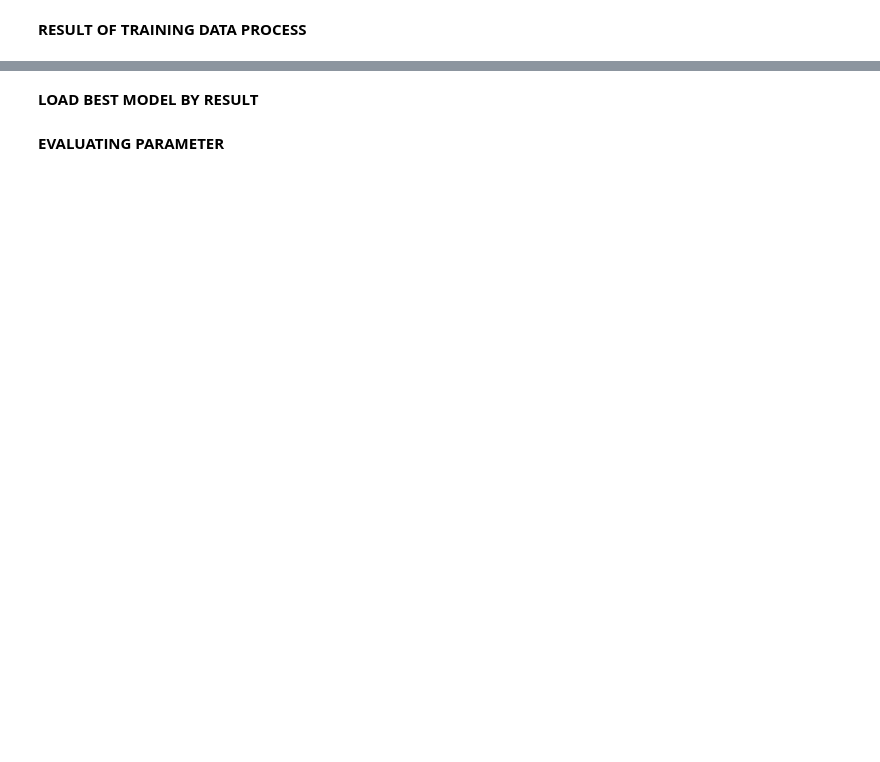
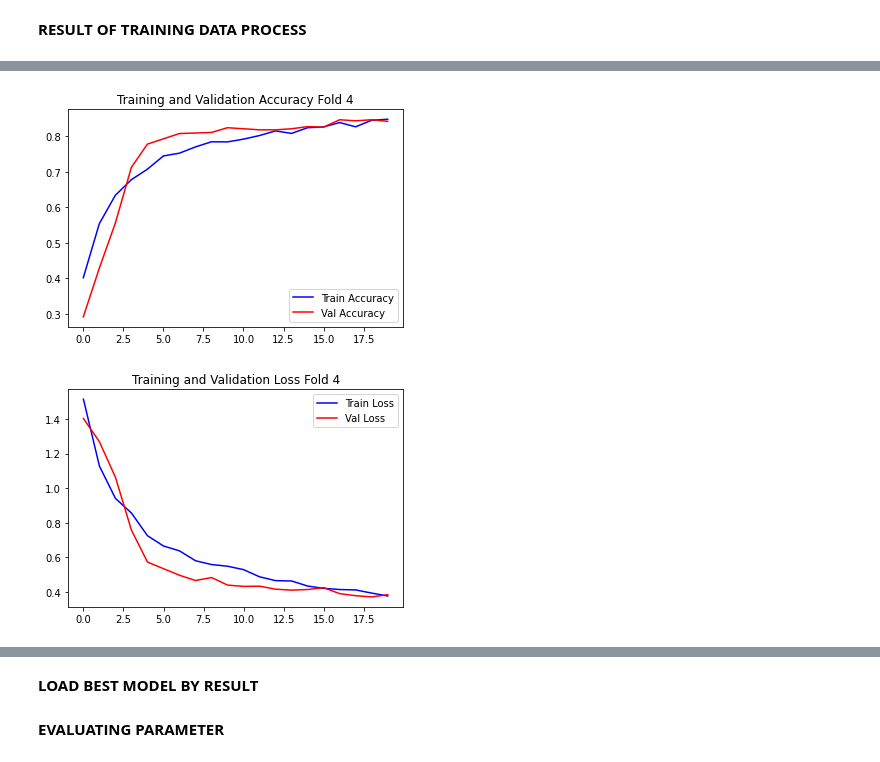
Before and after one commit to avishatr/TA, a Jupyter notebook: alexnet-corn-or-maize-disease-detectection.ipynb, the cells around one changed output, grey strips where cells are left out. Drawn from its saved outputs; the diff is of its cells as text; code cells hidden in the pictures; blank space fills up the shorter version.

```diff
--- a/alexnet-corn-or-maize-disease-detectection.ipynb
+++ b/alexnet-corn-or-maize-disease-detectection.ipynb
@@ -273,22 +328,25 @@ plt.show()
 # %%
 #FOLD 4
 #Train and validation accuracy
 plt.title('Training and Validation Accuracy Fold 4')
 plt.plot(model_history[3].history['accuracy'], label='Train Accuracy', color='blue', )
 plt.plot(model_history[3].history['val_accuracy'], label='Val Accuracy', color='red', )
 plt.legend()
 plt.savefig("Accuracy_fold 4.jpg")
 plt.show()
 
 plt.figure()
 
 #Train and validation loss
-plt.title('Training and Validation Accuracy Fold 4')
+plt.title('Training and Validation Loss Fold 4')
 plt.plot(model_history[3].history['loss'], label='Train Loss', color='blue', )
 plt.plot(model_history[3].history['val_loss'], label='Val Loss', color='red', )
 plt.legend()
 plt.savefig("Loss_fold 4.jpg")
 plt.show()
+# %% [output]
+[figure, added]
+[figure, added]
 # %%
 #FOLD 5
 #Train and validation accuracy
```
Also changed, not shown: parts of 19 cells of this notebook.
